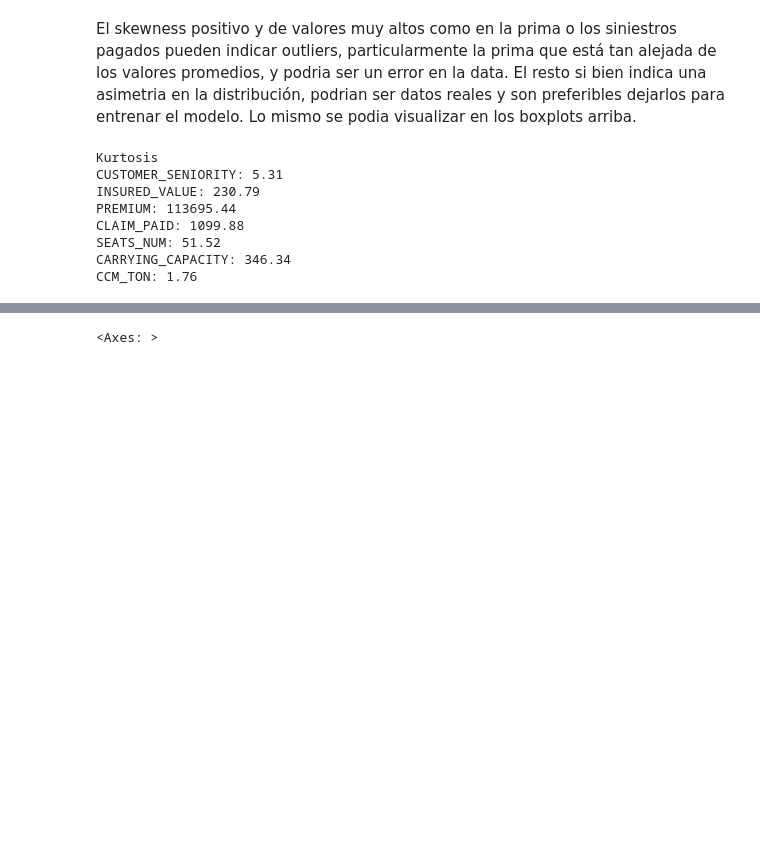
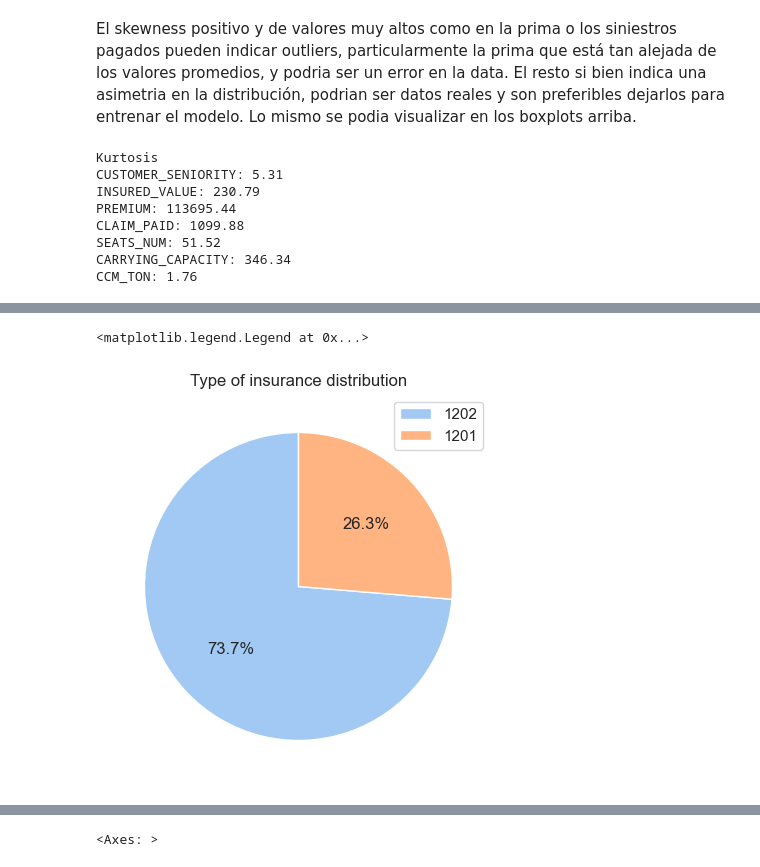
Before and after one commit to ximmme/InsuranceChallenge, a Jupyter notebook: EDA.ipynb, the cells around one changed output, grey strips where cells are left out. Drawn from its saved outputs; the diff is of its cells as text; code cells hidden in the pictures; blank space fills up the shorter version.

```diff
--- a/EDA.ipynb
+++ b/EDA.ipynb
@@ -461,0 +492,8 @@ CCM_TON: 1.76
+# %%
+plt.figure(figsize=(5, 5))
+plt.pie(Claims_df['INSR_TYPE'].value_counts(), autopct='%1.1f%%', startangle=90)
+plt.title('Type of insurance distribution')
+plt.legend(Claims_df['INSR_TYPE'].value_counts().index)
+# %% [output]
+<matplotlib.legend.Legend at 0x...>
+[figure, added]
```
Also changed, not shown: parts of 28 cells of this notebook, 3 other files.
